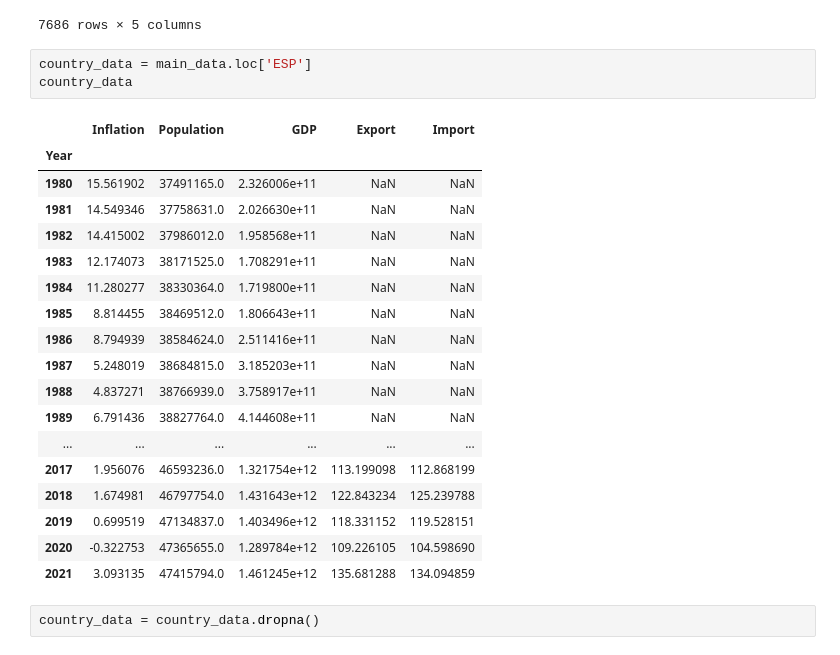
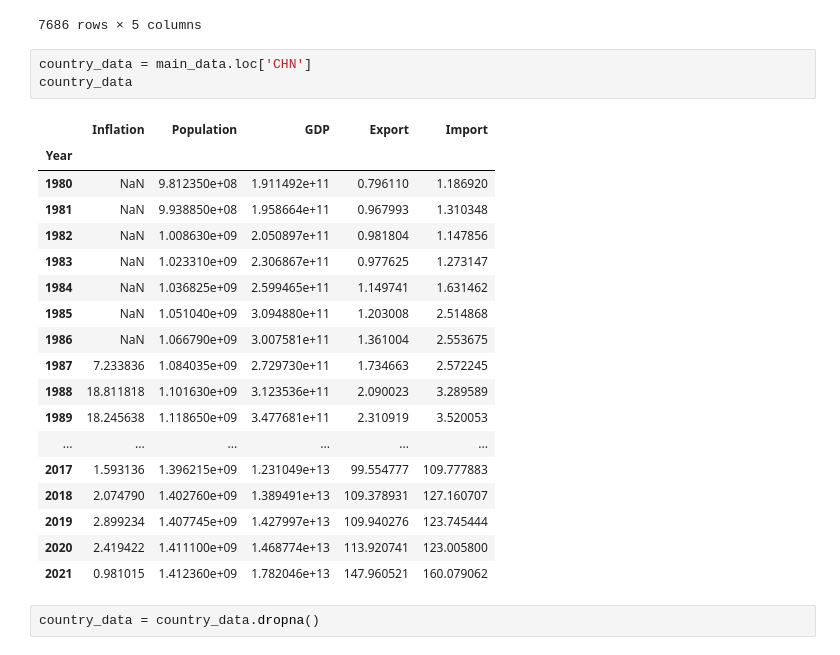
Before and after one commit to Hossein-John/Clustering-Economic-Drivers, a Jupyter notebook: Models/Separate Standardization for Each Country/Counterfactual Explanations.ipynb, the cells around one changed output. Cells and saved outputs as stored; diff of their text form.

```diff
--- a/Models/Separate Standardization for Each Country/Counterfactual Explanations.ipynb
+++ b/Models/Separate Standardization for Each Country/Counterfactual Explanations.ipynb
@@ -28,27 +28,27 @@ main_data
 |  | 2021 | 98.546105 | 15797210.0 | 2.724052e+10 | 185.806800 | 118.756526 |
 7686 rows × 5 columns
 # %%
-country_data = main_data.loc['ESP']
+country_data = main_data.loc['CHN']
 country_data
 # %% [output]
 |  | Inflation | Population | GDP | Export | Import |
 | Year |  |  |  |  |  |
-| 1980 | 15.561902 | 37491165.0 | 2.326006e+11 | NaN | NaN |
-| 1981 | 14.549346 | 37758631.0 | 2.026630e+11 | NaN | NaN |
-| 1982 | 14.415002 | 37986012.0 | 1.958568e+11 | NaN | NaN |
-| 1983 | 12.174073 | 38171525.0 | 1.708291e+11 | NaN | NaN |
-| 1984 | 11.280277 | 38330364.0 | 1.719800e+11 | NaN | NaN |
-| 1985 | 8.814455 | 38469512.0 | 1.806643e+11 | NaN | NaN |
-| 1986 | 8.794939 | 38584624.0 | 2.511416e+11 | NaN | NaN |
-| 1987 | 5.248019 | 38684815.0 | 3.185203e+11 | NaN | NaN |
-| 1988 | 4.837271 | 38766939.0 | 3.758917e+11 | NaN | NaN |
-| 1989 | 6.791436 | 38827764.0 | 4.144608e+11 | NaN | NaN |
+| 1980 | NaN | 9.812350e+08 | 1.911492e+11 | 0.796110 | 1.186920 |
+| 1981 | NaN | 9.938850e+08 | 1.958664e+11 | 0.967993 | 1.310348 |
+| 1982 | NaN | 1.008630e+09 | 2.050897e+11 | 0.981804 | 1.147856 |
+| 1983 | NaN | 1.023310e+09 | 2.306867e+11 | 0.977625 | 1.273147 |
+| 1984 | NaN | 1.036825e+09 | 2.599465e+11 | 1.149741 | 1.631462 |
+| 1985 | NaN | 1.051040e+09 | 3.094880e+11 | 1.203008 | 2.514868 |
+| 1986 | NaN | 1.066790e+09 | 3.007581e+11 | 1.361004 | 2.553675 |
+| 1987 | 7.233836 | 1.084035e+09 | 2.729730e+11 | 1.734663 | 2.572245 |
+| 1988 | 18.811818 | 1.101630e+09 | 3.123536e+11 | 2.090023 | 3.289589 |
+| 1989 | 18.245638 | 1.118650e+09 | 3.477681e+11 | 2.310919 | 3.520053 |
 | ... | ... | ... | ... | ... | ... |
-| 2017 | 1.956076 | 46593236.0 | 1.321754e+12 | 113.199098 | 112.868199 |
-| 2018 | 1.674981 | 46797754.0 | 1.431643e+12 | 122.843234 | 125.239788 |
-| 2019 | 0.699519 | 47134837.0 | 1.403496e+12 | 118.331152 | 119.528151 |
-| 2020 | -0.322753 | 47365655.0 | 1.289784e+12 | 109.226105 | 104.598690 |
-| 2021 | 3.093135 | 47415794.0 | 1.461245e+12 | 135.681288 | 134.094859 |
+| 2017 | 1.593136 | 1.396215e+09 | 1.231049e+13 | 99.554777 | 109.777883 |
+| 2018 | 2.074790 | 1.402760e+09 | 1.389491e+13 | 109.378931 | 127.160707 |
+| 2019 | 2.899234 | 1.407745e+09 | 1.427997e+13 | 109.940276 | 123.745444 |
+| 2020 | 2.419422 | 1.411100e+09 | 1.468774e+13 | 113.920741 | 123.005800 |
+| 2021 | 0.981015 | 1.412360e+09 | 1.782046e+13 | 147.960521 | 160.079062 |
 # %%
 country_data = country_data.dropna()
 # %%
```
Also changed, not shown: parts of 11 cells of this notebook, 3 other files.
